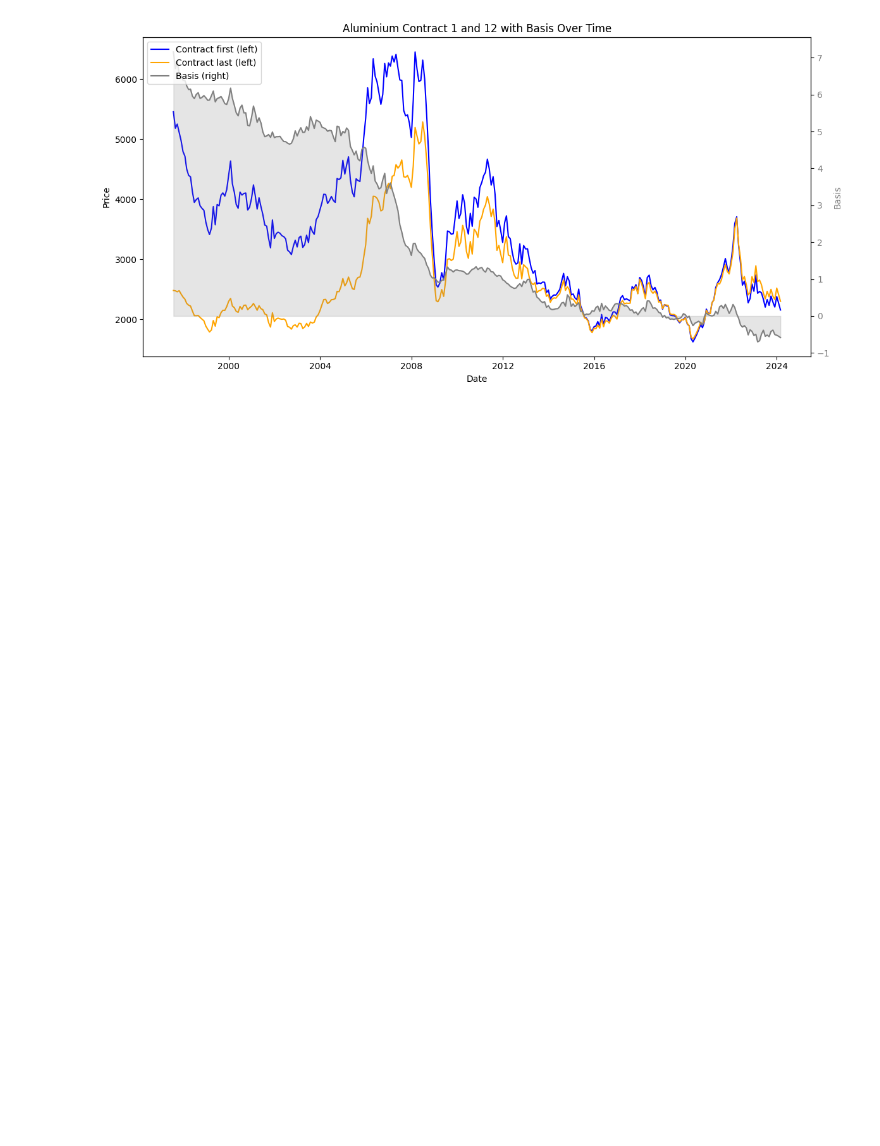
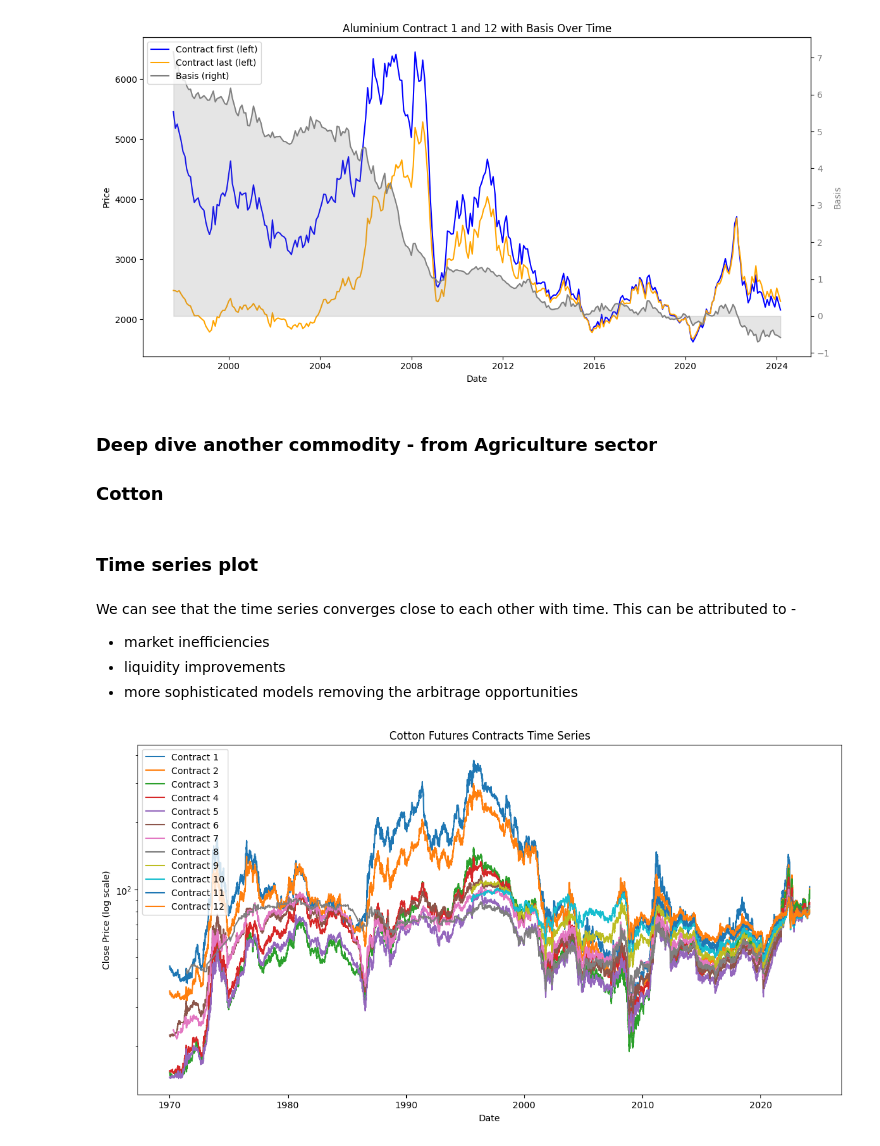
Before and after one commit to Raafayuqaily/DS-Commodities-Final-Project, a Jupyter notebook: src/Additional analysis.ipynb, the cells around one changed output. Drawn from its saved outputs; the diff is of its cells as text; code cells hidden in the pictures; blank space fills up the shorter version.

Commit message:
Added more commodities from different sectors

```diff
--- a/src/Additional analysis.ipynb
+++ b/src/Additional analysis.ipynb
@@ -324,3 +324,34 @@ ax2.legend(lines + lines2, labels + labels2, loc='upper left')
 plt.show()
 # %% [output]
 [figure]
+# %% [markdown]
+### Deep dive another commodity - from Agriculture sector
+
+### Cotton
+# %%
+commodity_to_analyse = 'Cotton'
+# %%
+df_select = df[df['Commodity'] == commodity_to_analyse]
+unique_contracts = df_select['Contract'].unique()
+# %% [markdown]
+### Time series plot
+# %% [markdown]
+We can see that the time series converges close to each other with time. This can be attributed to -
+
+- market inefficiencies
+- liquidity improvements
+- more sophisticated models removing the arbitrage opportunities
+# %%
+plt.figure(figsize=(14, 7))
+for contract in unique_contracts:
+    contract_data = df_select[df_select['Contract'] == contract]
+    plt.plot(contract_data.index, contract_data['ClosePrice'], label=f'Contract {contract}')
+
+plt.yscale('log')
+plt.title(f'{commodity_to_analyse} Futures Contracts Time Series')
+plt.xlabel('Date')
+plt.ylabel('Close Price (log scale)')
+plt.legend()
+plt.show()
+# %% [output]
+[figure, added]
```
Also changed, not shown: parts of 24 cells of this notebook.
